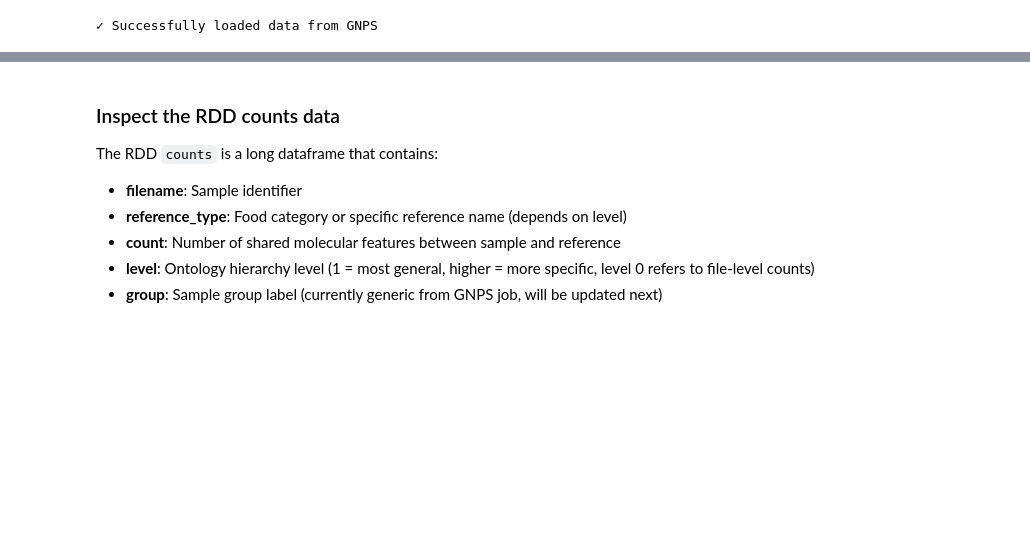
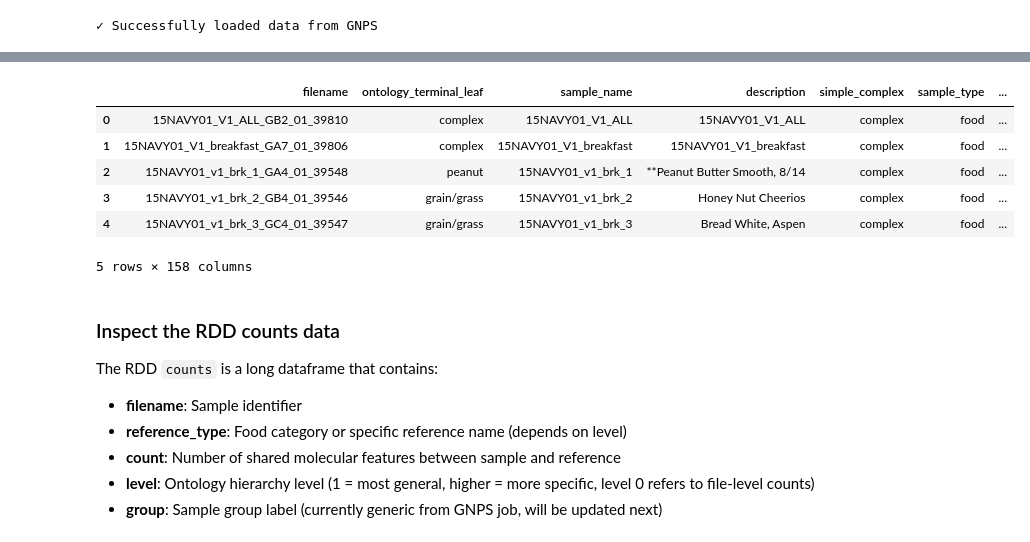
Before and after one commit to bittremieuxlab/gnps-rdd, a Jupyter notebook: rdd/notebooks/example_notebook.ipynb, the cells around one changed output, grey strips where cells are left out. Drawn from its saved outputs; the diff is of its cells as text; code cells hidden in the pictures; blank space fills up the shorter version.

Commit message:
added external reference metadata instruction in the notebook

```diff
--- a/rdd/notebooks/example_notebook.ipynb
+++ b/rdd/notebooks/example_notebook.ipynb
@@ -93,3 +136,13 @@ If you want or need to use an HTML parser on this document, you can make this wa
+# %%
+rdd_food_nist.reference_metadata.head()  # Display first few rows of reference metadata
+# %% [output]
+|  | filename | ontology_terminal_leaf | sample_name | description | simple_complex | sample_type | ... |
+| 0 | 15NAVY01_V1_ALL_GB2_01_39810 | complex | 15NAVY01_V1_ALL | 15NAVY01_V1_ALL | complex | food | ... |
+| 1 | 15NAVY01_V1_breakfast_GA7_01_39806 | complex | 15NAVY01_V1_breakfast | 15NAVY01_V1_breakfast | complex | food | ... |
+| 2 | 15NAVY01_v1_brk_1_GA4_01_39548 | peanut | 15NAVY01_v1_brk_1 | **Peanut Butter Smooth, 8/14 | complex | food | ... |
+| 3 | 15NAVY01_v1_brk_2_GB4_01_39546 | grain/grass | 15NAVY01_v1_brk_2 | Honey Nut Cheerios | complex | food | ... |
+| 4 | 15NAVY01_v1_brk_3_GC4_01_39547 | grain/grass | 15NAVY01_v1_brk_3 | Bread White, Aspen | complex | food | ... |
+5 rows × 158 columns
 # %% [markdown]
 ### Inspect the RDD counts data
 
```
Also changed, not shown: parts of 6 cells of this notebook.
